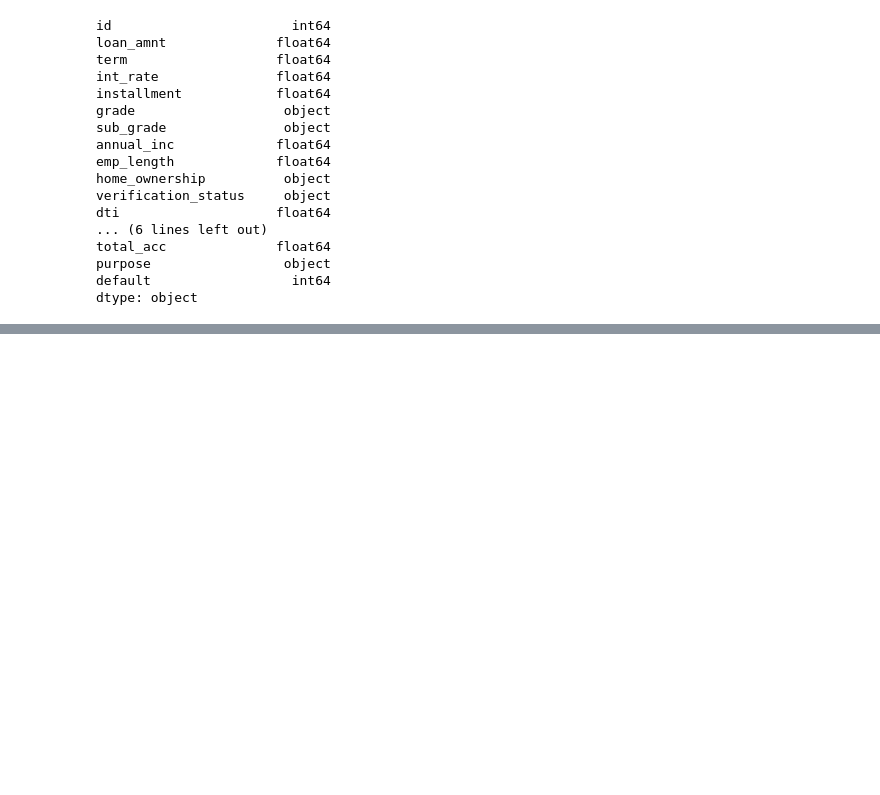
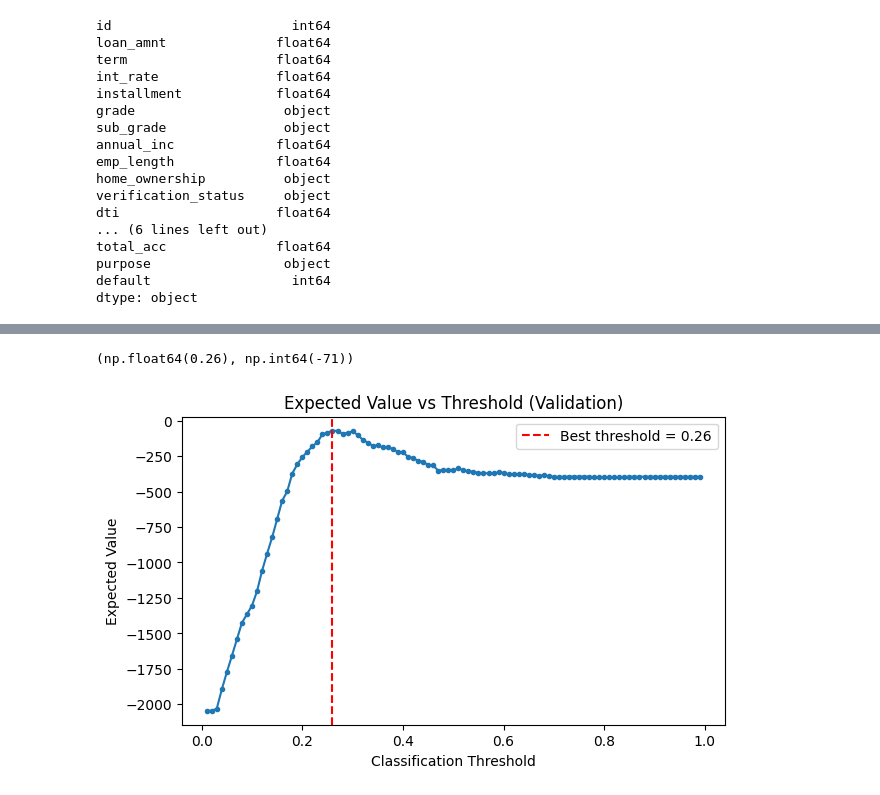
Before and after one commit to Jannikwendt/credit-risk-ml-mif, a Jupyter notebook: notebooks/credit_risk_project.ipynb, the cells around one changed output, grey strips where cells are left out. Saved outputs shown, nothing was run; the diff lists cells and outputs as text; code cells hidden in the pictures; blank space fills up the shorter version.

```diff
--- a/notebooks/credit_risk_project.ipynb
+++ b/notebooks/credit_risk_project.ipynb
@@ -327,0 +851,48 @@ dtype: object
+# %%
+y_val_proba = gb_pipeline.predict_proba(X_val)[:, 1]
+
+thresholds = np.linspace(0.01, 0.99, 99)
+
+results_threshold = []
+
+for threshold in thresholds:
+    y_pred = (y_val_proba >= threshold).astype(int)
+
+    tp = ((y_val == 1) & (y_pred == 1)).sum()
+    fp = ((y_val == 0) & (y_pred == 1)).sum()
+    fn = ((y_val == 1) & (y_pred == 0)).sum()
+    tn = ((y_val == 0) & (y_pred == 0)).sum()
+
+    expected_value = (tn * 1) + (fp * -1) + (fn * -5) + (tp * 0)
+
+    results_threshold.append(
+        {
+            "threshold": threshold,
+            "expected_value": expected_value,
+            "TP": tp,
+            "FP": fp,
+            "FN": fn,
+            "TN": tn,
+        }
+    )
+
+threshold_df = pd.DataFrame(results_threshold)
+
+best_idx = threshold_df["expected_value"].idxmax()
+best_threshold = threshold_df.loc[best_idx, "threshold"]
+best_expected_value = threshold_df.loc[best_idx, "expected_value"]
+
+best_threshold, best_expected_value
+# %% [output]
+(np.float64(0.26), np.int64(-71))
+# %%
+plt.figure(figsize=(7, 4))
+plt.plot(threshold_df["threshold"], threshold_df["expected_value"], marker="o", markersize=3)
+plt.axvline(best_threshold, color="red", linestyle="--", label=f"Best threshold = {best_threshold:.2f}")
+plt.title("Expected Value vs Threshold (Validation)")
+plt.xlabel("Classification Threshold")
+plt.ylabel("Expected Value")
+plt.legend()
+plt.show()
+# %% [output]
+[figure, added]
```
Also changed, not shown: parts of 34 cells of this notebook.
